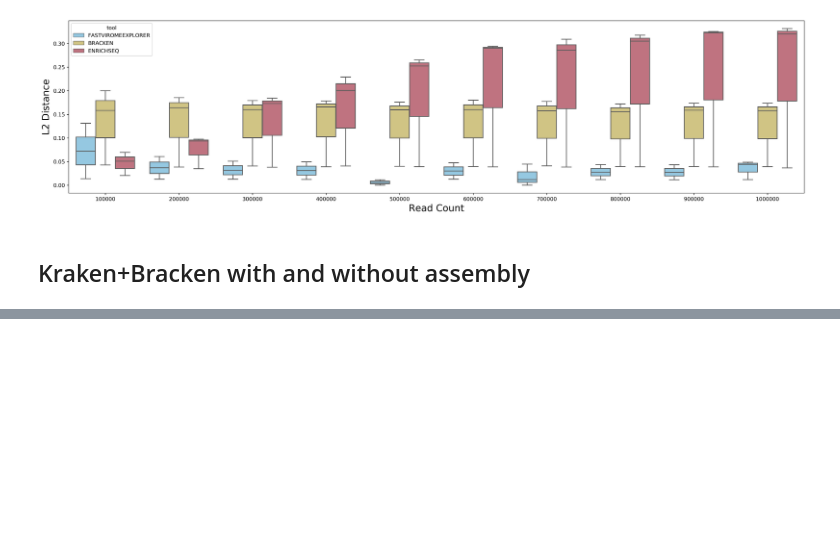
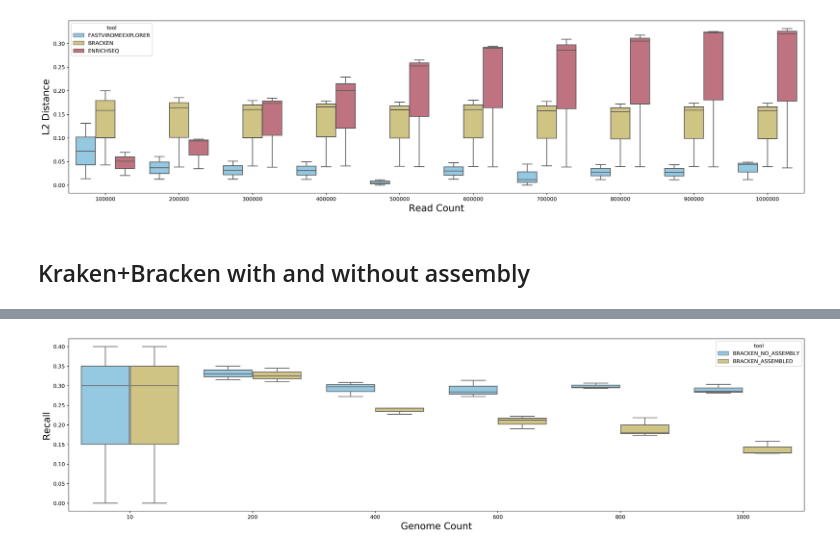
Before and after one commit to Dreycey/Phage-EnrichSeq, a Jupyter notebook: src/benchmarking/plotting_results_OCT22.ipynb, the cells around one changed output, grey strips where cells are left out. Drawn from its saved outputs; the diff is of its cells as text; code cells hidden in the pictures; blank space fills up the shorter version.

```diff
--- a/src/benchmarking/plotting_results_OCT22.ipynb
+++ b/src/benchmarking/plotting_results_OCT22.ipynb
@@ -239,0 +277,12 @@ plt.show()
+# %%
+plt.figure(figsize=(25, 6), dpi=300)
+genomes_bracken_df = results_df[results_df['experiment'] == 'num_genomes']
+
+
+# choose EnrichSeq version and plot
+sns.boxplot(data=genomes_bracken_df, x="num_genomes", y="recall", hue="tool", palette=colorblind_palette)
+plt.xlabel('Genome Count', fontsize=18)
+plt.ylabel('Recall', fontsize=18)
+plt.show()
+# %% [output]
+[figure, added]
```
Also changed, not shown: parts of 24 cells of this notebook, 2 other files.
